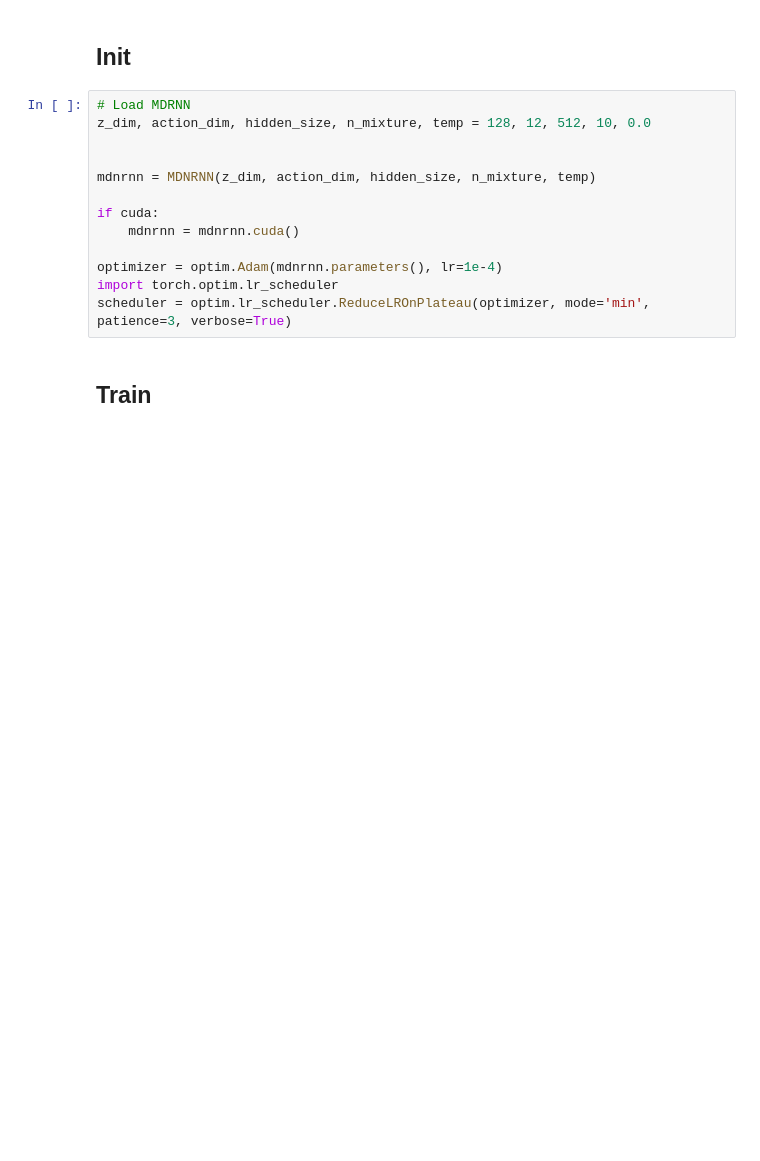
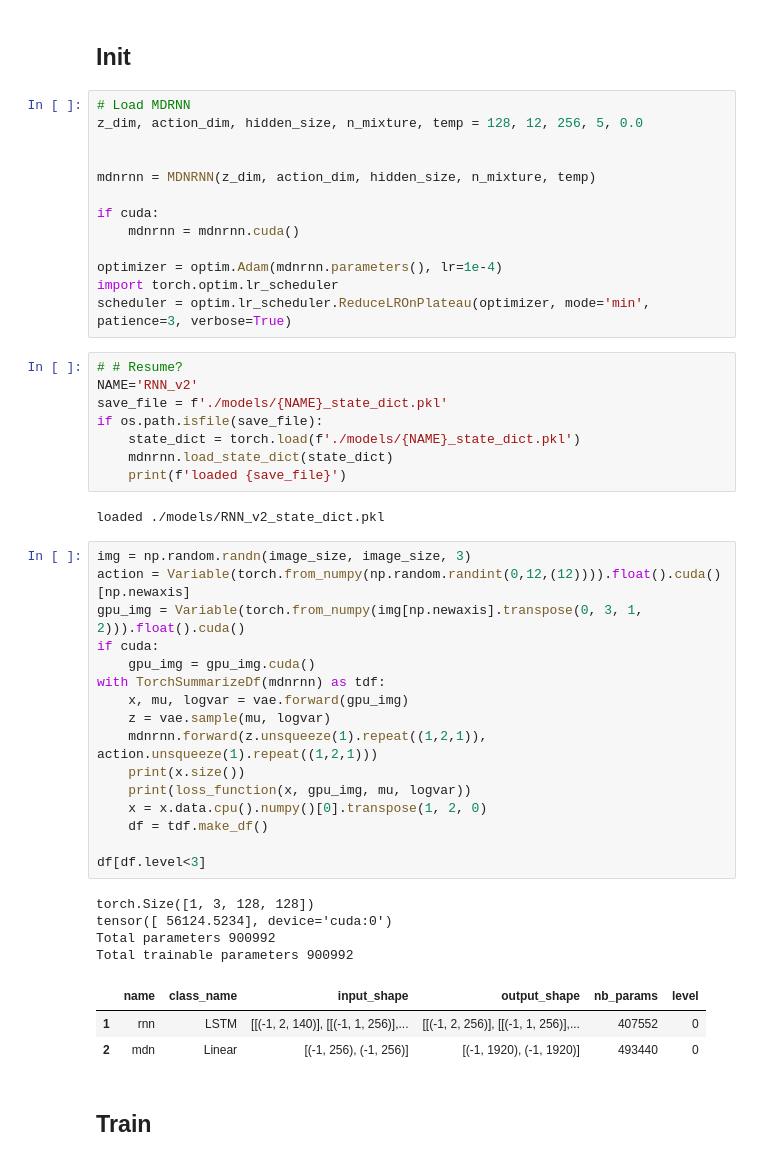
Before and after one commit to wassname/world-models-sonic-pytorch, a Jupyter notebook: 03_train_MDN-RNN.ipynb, the cells around one changed output. Drawn from its saved outputs; the diff is of its cells as text; blank space fills up the shorter version.

Commit message:
Good large model, trying b-vae

```diff
--- a/03_train_MDN-RNN.ipynb
+++ b/03_train_MDN-RNN.ipynb
@@ -297,7 +251,7 @@ def train(loader, vae, mdnrnn, optimizer, test=False, cuda=True):
 ## Init
 # %%
 # Load MDRNN
-z_dim, action_dim, hidden_size, n_mixture, temp = 128, 12, 512, 10, 0.0
+z_dim, action_dim, hidden_size, n_mixture, temp = 128, 12, 256, 5, 0.0
 
 
 mdnrnn = MDNRNN(z_dim, action_dim, hidden_size, n_mixture, temp)
@@ -308,6 +262,40 @@ if cuda:
 optimizer = optim.Adam(mdnrnn.parameters(), lr=1e-4)
 import torch.optim.lr_scheduler
 scheduler = optim.lr_scheduler.ReduceLROnPlateau(optimizer, mode='min', patience=3, verbose=True)
+# %%
+# # Resume?
+NAME='RNN_v2'
+save_file = f'./models/{NAME}_state_dict.pkl'
+if os.path.isfile(save_file):
+    state_dict = torch.load(f'./models/{NAME}_state_dict.pkl')
+    mdnrnn.load_state_dict(state_dict)
+    print(f'loaded {save_file}')
+# %% [output]
+loaded ./models/RNN_v2_state_dict.pkl
+# %%
+img = np.random.randn(image_size, image_size, 3)
+action = Variable(torch.from_numpy(np.random.randint(0,12,(12)))).float().cuda()[np.newaxis]
+gpu_img = Variable(torch.from_numpy(img[np.newaxis].transpose(0, 3, 1, 2))).float().cuda()
+if cuda:
+    gpu_img = gpu_img.cuda()
+with TorchSummarizeDf(mdnrnn) as tdf:
+    x, mu, logvar = vae.forward(gpu_img)
+    z = vae.sample(mu, logvar)
+    mdnrnn.forward(z.unsqueeze(1).repeat((1,2,1)), action.unsqueeze(1).repeat((1,2,1)))
+    print(x.size())
+    print(loss_function(x, gpu_img, mu, logvar))
+    x = x.data.cpu().numpy()[0].transpose(1, 2, 0)
+    df = tdf.make_df()
+
+df[df.level<3]
+# %% [output]
+torch.Size([1, 3, 128, 128])
+tensor([ 56124.5234], device='cuda:0')
+Total parameters 900992
+Total trainable parameters 900992
+|  | name | class_name | input_shape | output_shape | nb_params | level |
+| 1 | rnn | LSTM | [[(-1, 2, 140)], [[(-1, 1, 256)],... | [[(-1, 2, 256)], [[(-1, 1, 256)],... | 407552 | 0 |
+| 2 | mdn | Linear | [(-1, 256), (-1, 256)] | [(-1, 1920), (-1, 1920)] | 493440 | 0 |
 # %% [markdown]
 ## Train
 # %%
```
Also changed, not shown: parts of 13 cells of this notebook, 5 other files.
